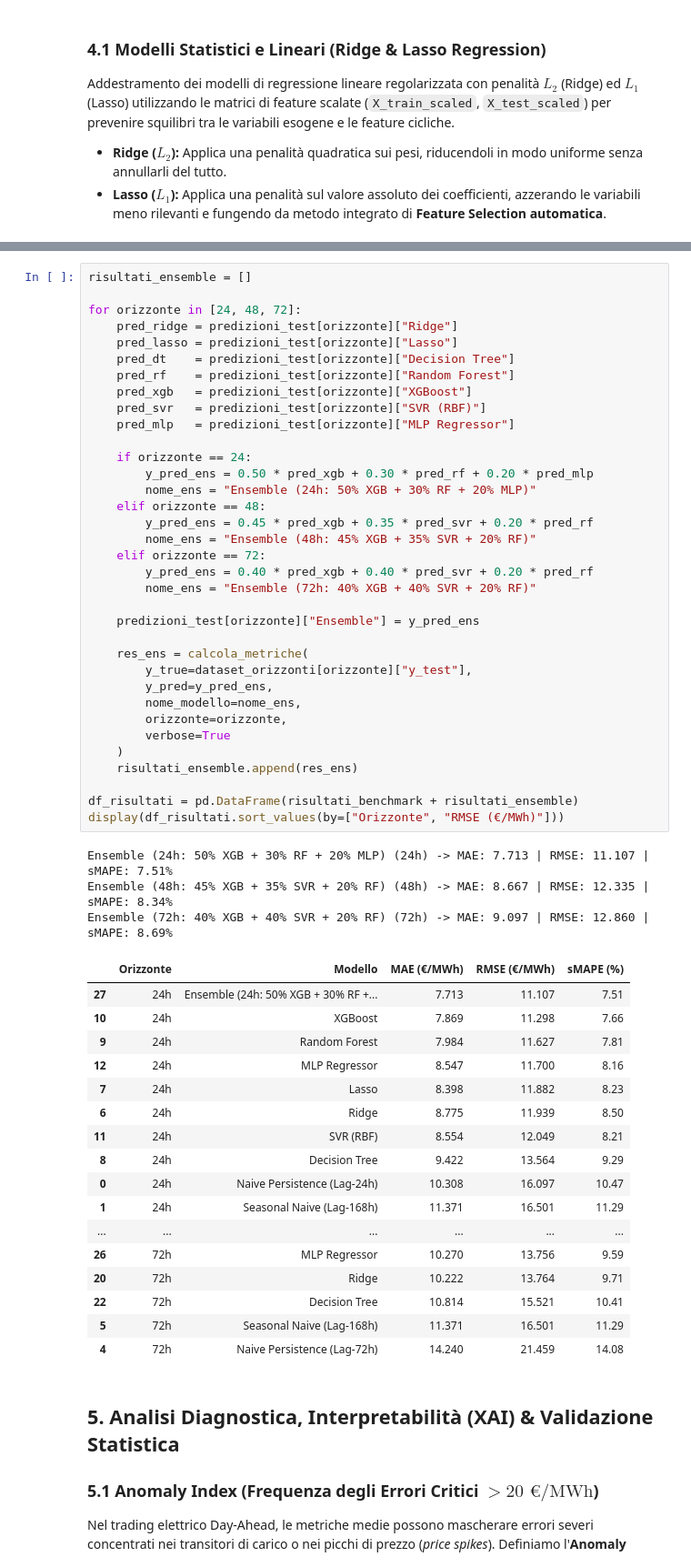
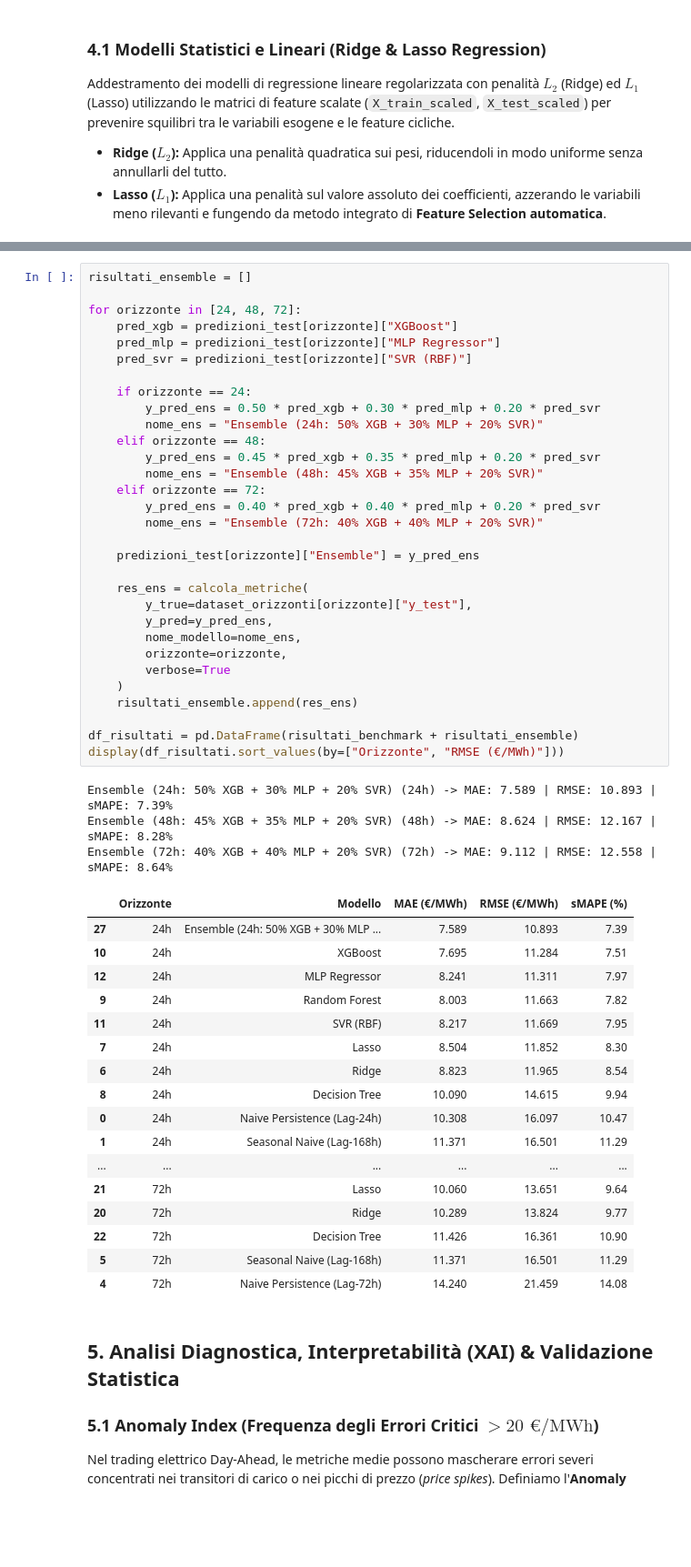
Before and after one commit to erloyz/progetto-ml-pun, a Jupyter notebook: notebooks/02_modeling.ipynb, the cells around one changed output, grey strips where cells are left out. Shown at 91% size. Cells and saved outputs as stored; diff of their text form; blank space fills up the shorter version.

```diff
--- a/notebooks/02_modeling.ipynb
+++ b/notebooks/02_modeling.ipynb
@@ -371,57 +394,53 @@ Per ridurre ulteriormente la varianza dell'errore e sfruttare la complementarit
 # %%
 risultati_ensemble = []
 
 for orizzonte in [24, 48, 72]:
-    pred_ridge = predizioni_test[orizzonte]["Ridge"]
-    pred_lasso = predizioni_test[orizzonte]["Lasso"]
-    pred_dt    = predizioni_test[orizzonte]["Decision Tree"]
-    pred_rf    = predizioni_test[orizzonte]["Random Forest"]
-    pred_xgb   = predizioni_test[orizzonte]["XGBoost"]
-    pred_svr   = predizioni_test[orizzonte]["SVR (RBF)"]
-    pred_mlp   = predizioni_test[orizzonte]["MLP Regressor"]
+    pred_xgb = predizioni_test[orizzonte]["XGBoost"]
+    pred_mlp = predizioni_test[orizzonte]["MLP Regressor"]
+    pred_svr = predizioni_test[orizzonte]["SVR (RBF)"]
 
     if orizzonte == 24:
-        y_pred_ens = 0.50 * pred_xgb + 0.30 * pred_rf + 0.20 * pred_mlp
-        nome_ens = "Ensemble (24h: 50% XGB + 30% RF + 20% MLP)"
+        y_pred_ens = 0.50 * pred_xgb + 0.30 * pred_mlp + 0.20 * pred_svr
+        nome_ens = "Ensemble (24h: 50% XGB + 30% MLP + 20% SVR)"
     elif orizzonte == 48:
-        y_pred_ens = 0.45 * pred_xgb + 0.35 * pred_svr + 0.20 * pred_rf
-        nome_ens = "Ensemble (48h: 45% XGB + 35% SVR + 20% RF)"
+        y_pred_ens = 0.45 * pred_xgb + 0.35 * pred_mlp + 0.20 * pred_svr
+        nome_ens = "Ensemble (48h: 45% XGB + 35% MLP + 20% SVR)"
     elif orizzonte == 72:
-        y_pred_ens = 0.40 * pred_xgb + 0.40 * pred_svr + 0.20 * pred_rf
-        nome_ens = "Ensemble (72h: 40% XGB + 40% SVR + 20% RF)"
+        y_pred_ens = 0.40 * pred_xgb + 0.40 * pred_mlp + 0.20 * pred_svr
+        nome_ens = "Ensemble (72h: 40% XGB + 40% MLP + 20% SVR)"
 
     predizioni_test[orizzonte]["Ensemble"] = y_pred_ens
 
     res_ens = calcola_metriche(
         y_true=dataset_orizzonti[orizzonte]["y_test"],
         y_pred=y_pred_ens,
         nome_modello=nome_ens,
         orizzonte=orizzonte,
         verbose=True
     )
     risultati_ensemble.append(res_ens)
 
 df_risultati = pd.DataFrame(risultati_benchmark + risultati_ensemble)
 display(df_risultati.sort_values(by=["Orizzonte", "RMSE (€/MWh)"]))
 # %% [output]
-Ensemble (24h: 50% XGB + 30% RF + 20% MLP) (24h) -> MAE: 7.713 | RMSE: 11.107 | sMAPE: 7.51%
-Ensemble (48h: 45% XGB + 35% SVR + 20% RF) (48h) -> MAE: 8.667 | RMSE: 12.335 | sMAPE: 8.34%
-Ensemble (72h: 40% XGB + 40% SVR + 20% RF) (72h) -> MAE: 9.097 | RMSE: 12.860 | sMAPE: 8.69%
+Ensemble (24h: 50% XGB + 30% MLP + 20% SVR) (24h) -> MAE: 7.589 | RMSE: 10.893 | sMAPE: 7.39%
+Ensemble (48h: 45% XGB + 35% MLP + 20% SVR) (48h) -> MAE: 8.624 | RMSE: 12.167 | sMAPE: 8.28%
+Ensemble (72h: 40% XGB + 40% MLP + 20% SVR) (72h) -> MAE: 9.112 | RMSE: 12.558 | sMAPE: 8.64%
 |  | Orizzonte | Modello | MAE (€/MWh) | RMSE (€/MWh) | sMAPE (%) |
-| 27 | 24h | Ensemble (24h: 50% XGB + 30% RF +... | 7.713 | 11.107 | 7.51 |
-| 10 | 24h | XGBoost | 7.869 | 11.298 | 7.66 |
-| 9 | 24h | Random Forest | 7.984 | 11.627 | 7.81 |
-| 12 | 24h | MLP Regressor | 8.547 | 11.700 | 8.16 |
-| 7 | 24h | Lasso | 8.398 | 11.882 | 8.23 |
-| 6 | 24h | Ridge | 8.775 | 11.939 | 8.50 |
-| 11 | 24h | SVR (RBF) | 8.554 | 12.049 | 8.21 |
-| 8 | 24h | Decision Tree | 9.422 | 13.564 | 9.29 |
+| 27 | 24h | Ensemble (24h: 50% XGB + 30% MLP ... | 7.589 | 10.893 | 7.39 |
+| 10 | 24h | XGBoost | 7.695 | 11.284 | 7.51 |
+| 12 | 24h | MLP Regressor | 8.241 | 11.311 | 7.97 |
+| 9 | 24h | Random Forest | 8.003 | 11.663 | 7.82 |
+| 11 | 24h | SVR (RBF) | 8.217 | 11.669 | 7.95 |
+| 7 | 24h | Lasso | 8.504 | 11.852 | 8.30 |
+| 6 | 24h | Ridge | 8.823 | 11.965 | 8.54 |
+| 8 | 24h | Decision Tree | 10.090 | 14.615 | 9.94 |
 | 0 | 24h | Naive Persistence (Lag-24h) | 10.308 | 16.097 | 10.47 |
 | 1 | 24h | Seasonal Naive (Lag-168h) | 11.371 | 16.501 | 11.29 |
 | ... | ... | ... | ... | ... | ... |
-| 26 | 72h | MLP Regressor | 10.270 | 13.756 | 9.59 |
-| 20 | 72h | Ridge | 10.222 | 13.764 | 9.71 |
-| 22 | 72h | Decision Tree | 10.814 | 15.521 | 10.41 |
+| 21 | 72h | Lasso | 10.060 | 13.651 | 9.64 |
+| 20 | 72h | Ridge | 10.289 | 13.824 | 9.77 |
+| 22 | 72h | Decision Tree | 11.426 | 16.361 | 10.90 |
 | 5 | 72h | Seasonal Naive (Lag-168h) | 11.371 | 16.501 | 11.29 |
 | 4 | 72h | Naive Persistence (Lag-72h) | 14.240 | 21.459 | 14.08 |
 # %% [markdown]
```
Also changed, not shown: parts of 7 cells of this notebook.
